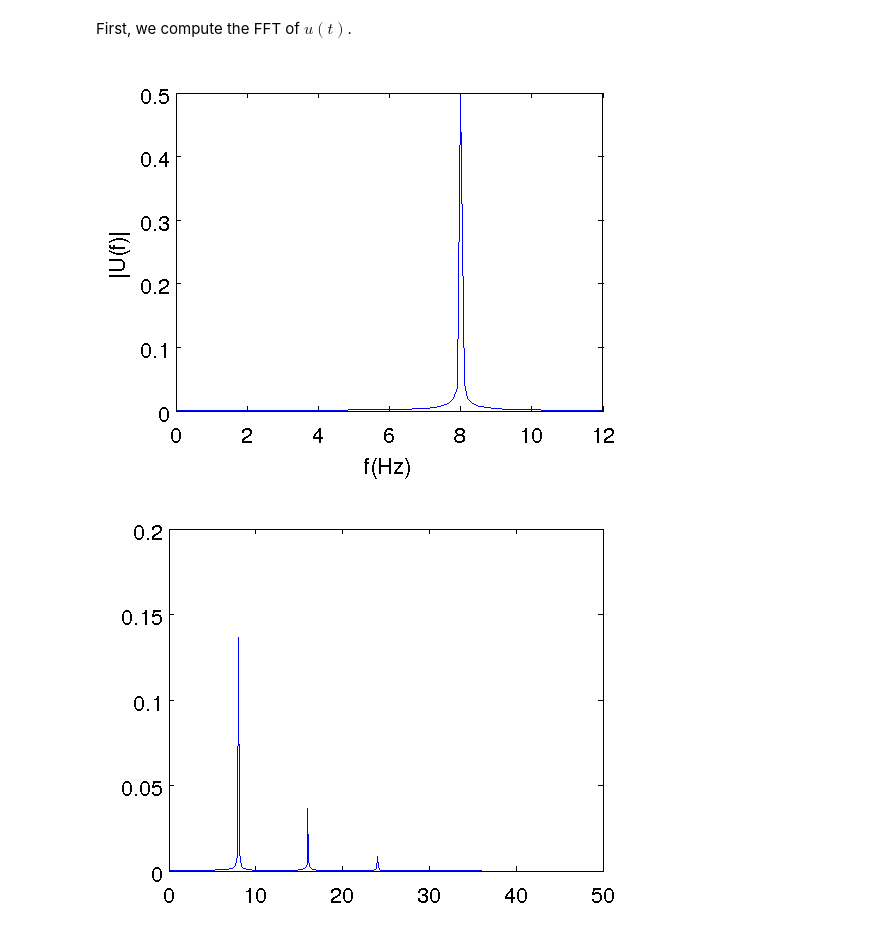
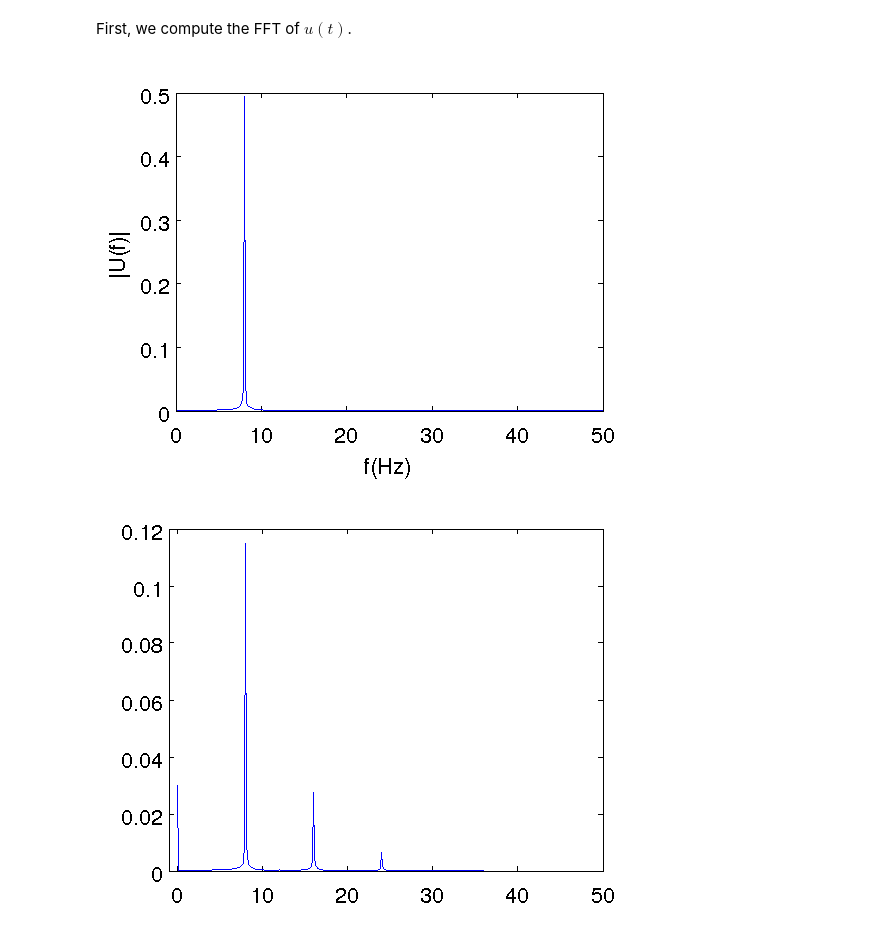
Before and after one commit to rnwatanabe/FROLSIdentification, a Jupyter notebook: FROLSExampleNotebook_Matlab.ipynb, the cells around one changed output. Cells and saved outputs as stored; diff of their text form; code cells hidden in the pictures.

```diff
--- a/FROLSExampleNotebook_Matlab.ipynb
+++ b/FROLSExampleNotebook_Matlab.ipynb
@@ -378,6 +376,6 @@ fmax = 50; % upper frequency limit of the NOFRF
 
 
 U = computeSignalFFT(u', Fs, fres); f_u = -Fs/2:fres:Fs/2;
-plot(f_u, abs(U));xlim([0 12]); xlabel('f(Hz)');ylabel('|U(f)|')
+plot(f_u, abs(U));xlim([0 50]); xlabel('f(Hz)');ylabel('|U(f)|')
 # %% [output]
-[figure, old version]
+[figure, new version]
@@ -391,19 +382,26 @@ NOFRF = zeros(size(f_out));
 # %%
+% Initialize variables for the NOFRF computation
+fv = -Fs/2:fres:Fs/2;
+f_out = fmin:fres:fmax;
+f_inputMin = 4;
+f_inputMax = 12;
+NOFRF = zeros(size(f_out));
+% NOFRF computing
 for i = 1:3
        if  logical(Hn{i} ~= 0)
            HnFunction = matlabFunction(Hn{i});
            for j = 1:length(f_out)
                if i == 1
                    validFrequencyIndices = abs(fv-f_out(j))<=1e-3 & f_out(j)>=f_inputMin(1) & f_out(j) <= f_inputMax(1);
                    if ~isempty(U(validFrequencyIndices))
                         NOFRF(j) = 2 * HnFunction(f_out(j)) * U(validFrequencyIndices);
                    end
                else
                    NOFRF(j) = NOFRF(j) +  2 * computeDegreeNOFRF(HnFunction, U, Fs, i, f_out(j), fres, f_inputMin, f_inputMax);
                end
            end
        end
 end
-plot(f_out, abs(NOFRF))
+plot(f_out, abs(NOFRF));xlim([-1 50])
 # %% [output]
-[figure, old version]
+[figure, new version]
```
Also changed, not shown: parts of 11 cells of this notebook.
